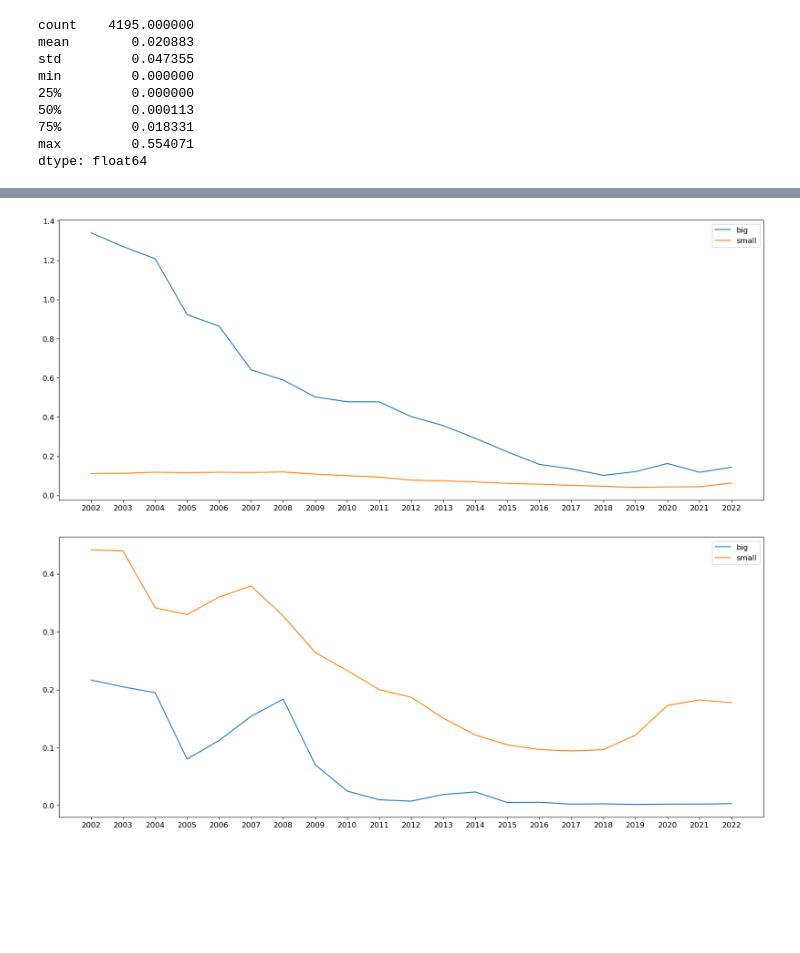
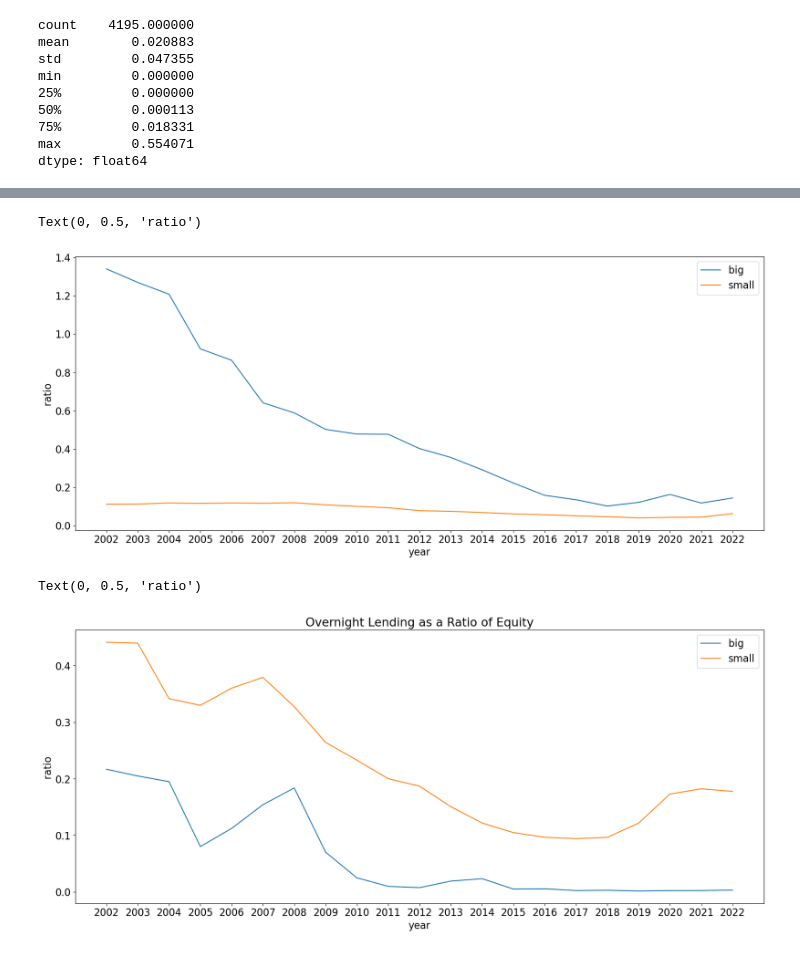
Before and after one commit to dongxulee/balanceSheet, a Jupyter notebook: balanceSheetAnalysis/balanceSheetData_borrowingLendingLeverage.ipynb, the cells around one changed output, grey strips where cells are left out. Saved outputs shown, nothing was run; the diff lists cells and outputs as text; code cells hidden in the pictures; blank space fills up the shorter version.

```diff
--- a/balanceSheetAnalysis/balanceSheetData_borrowingLendingLeverage.ipynb
+++ b/balanceSheetAnalysis/balanceSheetData_borrowingLendingLeverage.ipynb
@@ -11,7 +11,7 @@ warnings.filterwarnings('ignore')
 %load_ext autoreload
 %autoreload 2
 matplotlib.rcParams['figure.figsize'] = [20, 8]
-plt.rcParams.update({'font.size': 12})
+plt.rcParams.update({'font.size': 16})
 years, data, varNamesOverYears, varNamesOverYearsPlus = loadData()
 # %% [output]
 Populating the interactive namespace from numpy and matplotlib
@@ -273,11 +281,18 @@ bigVsSmallRatio(varTable, "borrowing", "equity")
 # %%
 bigVsSmallRatio(varTable, "shortLending", "equity")
+plt.xlabel("year")
+plt.ylabel("ratio")
 # %% [output]
+Text(0, 0.5, 'ratio')
-[figure, old version]
+[figure, new version]
 # %%
+plt.title("Overnight Lending as a Ratio of Equity")
 bigVsSmallRatio(varTable, "lending", "equity")
+plt.xlabel("year")
+plt.ylabel("ratio")
 # %% [output]
+Text(0, 0.5, 'ratio')
-[figure, old version]
+[figure, new version]
 # %%
 bigVsSmallRatio(varTable, "shortLending", "liabilities")
 # %% [output]
```
Also changed, not shown: parts of 11 cells of this notebook, 9 other files.
